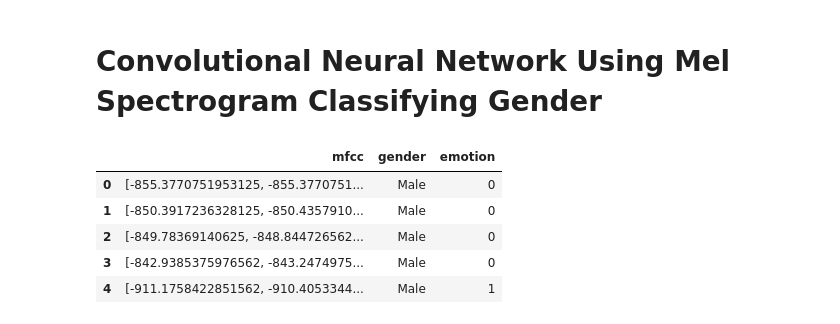
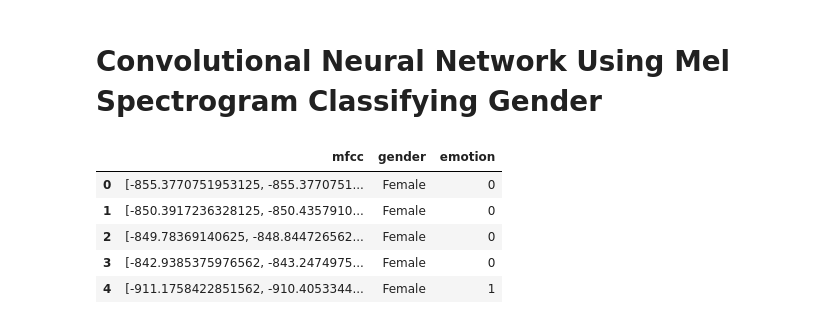
Before and after one commit to ebokelbe/CS254-Final-Project, a Jupyter notebook: convolutional_neural_network/emotion_classification_all_data.ipynb, the cells around one changed output. Cells and saved outputs as stored; diff of their text form; code cells hidden in the pictures.

```diff
--- a/convolutional_neural_network/emotion_classification_all_data.ipynb
+++ b/convolutional_neural_network/emotion_classification_all_data.ipynb
@@ -31,38 +32,39 @@ for i in range(1440):
 
     if (labels[i][6]%2 == 0):
         label = "Female"
     else:
         label = "Male"
 
+for i in range(1440):
     if (labels[i][2] == 1):
         em = 0
     elif (labels[i][2] == 2):
         em = 1
     elif (labels[i][2] == 3):
         em = 2
     elif (labels[i][2] == 4):
         em = 3
     elif (labels[i][2] == 5):
         em = 4
     elif (labels[i][2] == 6):
         em = 5
     elif (labels[i][2] == 7):
         em = 6
     elif (labels[i][2] == 8):
         em = 7
 
     features.append([audio_data[i], label, em])
 
 feature_df = pd.DataFrame(features, columns = ["mfcc", "gender", "emotion"])
 
 feature_df.head()
 # %% [output]
 |  | mfcc | gender | emotion |
-| 0 | [-855.3770751953125, -855.3770751... | Male | 0 |
-| 1 | [-850.3917236328125, -850.4357910... | Male | 0 |
-| 2 | [-849.78369140625, -848.844726562... | Male | 0 |
-| 3 | [-842.9385375976562, -843.2474975... | Male | 0 |
-| 4 | [-911.1758422851562, -910.4053344... | Male | 1 |
+| 0 | [-855.3770751953125, -855.3770751... | Female | 0 |
+| 1 | [-850.3917236328125, -850.4357910... | Female | 0 |
+| 2 | [-849.78369140625, -848.844726562... | Female | 0 |
+| 3 | [-842.9385375976562, -843.2474975... | Female | 0 |
+| 4 | [-911.1758422851562, -910.4053344... | Female | 1 |
 # %%
 X = np.array(feature_df.mfcc.tolist())
 y = np.array(feature_df.emotion.tolist())
```
Also changed, not shown: parts of 5 cells of this notebook, 1 other file.
